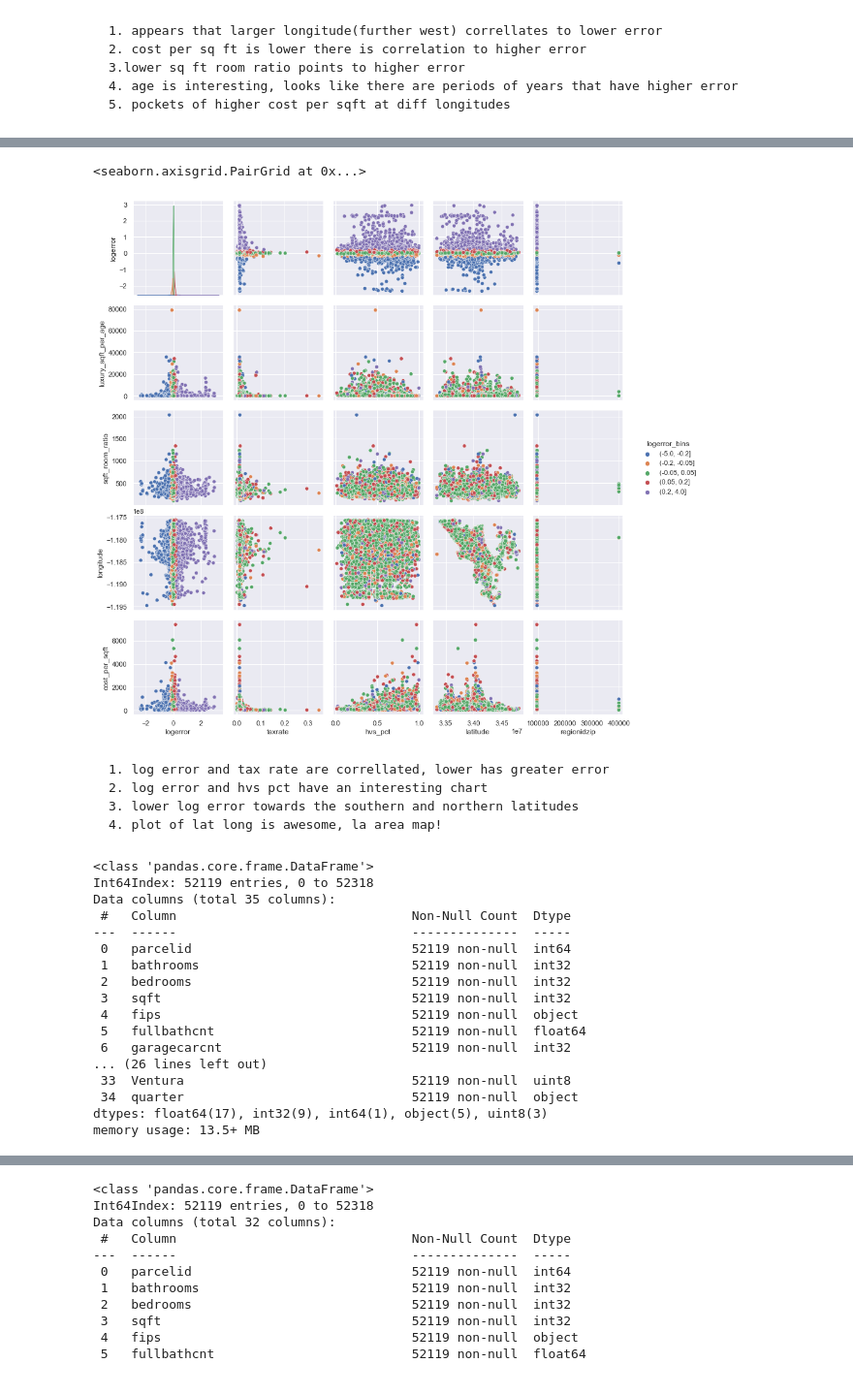
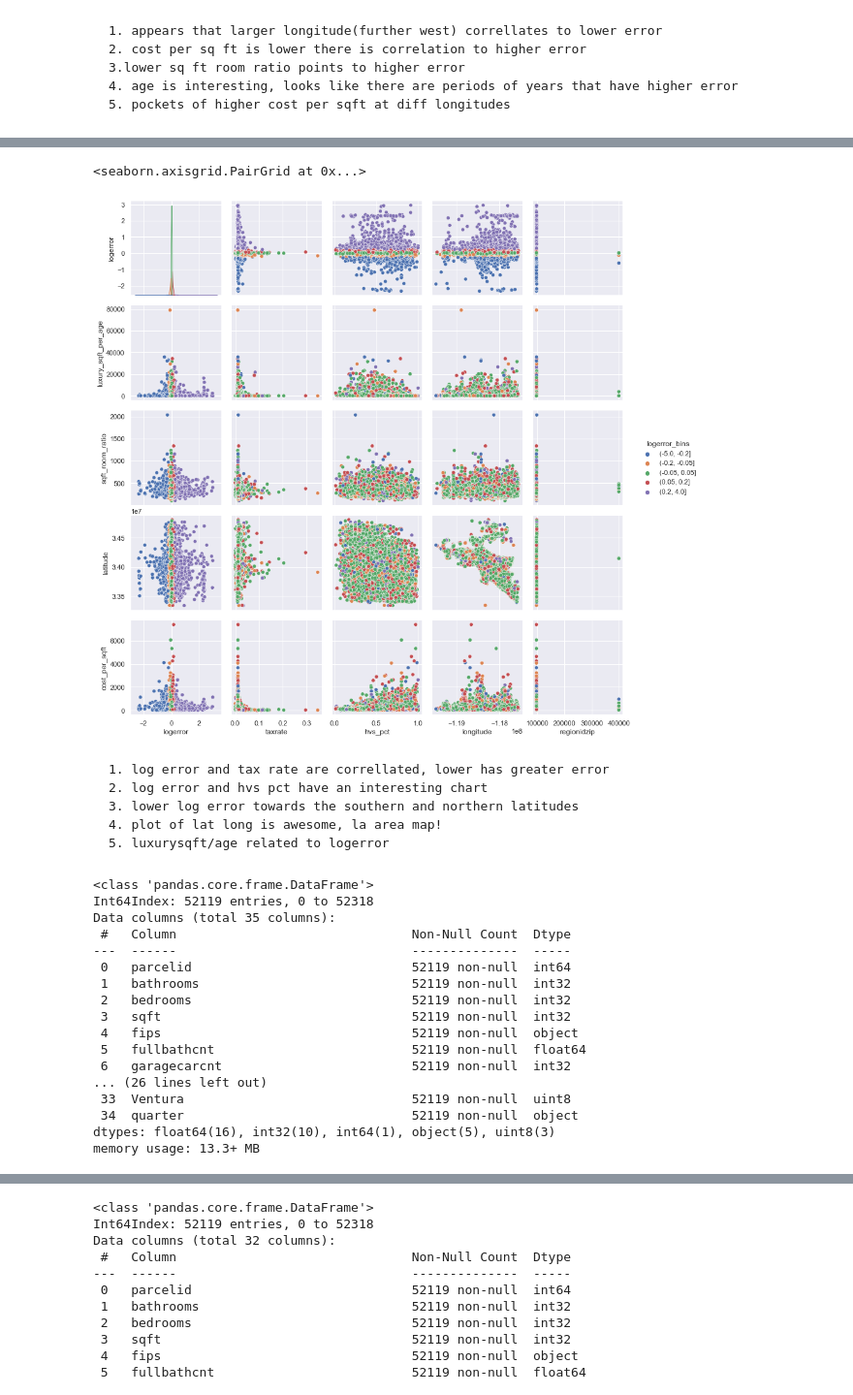
Before and after one commit to tim-keriazes/clustering_exercises, a Jupyter notebook: clustering_exercises_wrangle.ipynb, the cells around one changed output, grey strips where cells are left out. Shown at 97% size. Drawn from its saved outputs; the diff is of its cells as text; code cells hidden in the pictures.

```diff
--- a/clustering_exercises_wrangle.ipynb
+++ b/clustering_exercises_wrangle.ipynb
@@ -697,7 +725,11 @@ df['luxury_score'] = (df['poolcnt']+df['garagecarcnt']+df['bedrooms']+df['bathro
 
 #feature engineering luxury score/age*sqft
 df['luxury_sqft_per_age']= (df['luxury_score']*df['sqft']/df['age'])
-
+df['luxury_sqft_per_age']=df['luxury_sqft_per_age'].astype(int)
 #feature engineering
 df['quarter'] = pd.PeriodIndex(df.transactiondate, freq='Q')
 df['quarter']=df['quarter'].astype(str)
+
+#dummy encode quarter
+quarter_df = pd.get_dummies(df.quarter)
+df = pd.concat([df, quarter_df],axis=1)
@@ -824,6 +887,8 @@ def split(df, target_var):
     # create y_test by keeping only the target variable.
     y_test = test[[target_var]]
 
-    partitions = [train, X_train, X_validate, X_test, y_train, y_validate, y_test]
-    return partitions
+#     partitions = [train, X_train, X_validate, X_test, y_train, y_validate, y_test]
+    return train, X_train, X_validate, X_test, y_train, y_validate, y_test
+# %%
+train, X_train, X_validate, X_test, y_train, y_validate, y_test = split(df, target_var='logerror')
 # %%
@@ -831,7 +896,6 @@ partitions = split(df, target_var='logerror')
 # %%
-train = partitions[0]
+
 train['logerror_bins'] = pd.cut(train.logerror, [-5, -.2, -.05, .05, .2, 4])
-partitions[0] = train
 # %%
 train.logerror_bins.value_counts()
 # %% [output]
@@ -871,16 +947,17 @@ sns.relplot(x=train.age, y=df.logerror, data=train, palette='deep', legend='auto
 # %%
 sns.pairplot(data = train, hue = 'logerror_bins',
-             x_vars = ['logerror', 'taxrate', 'hvs_pct', 'latitude',
+             x_vars = ['logerror', 'taxrate', 'hvs_pct', 'longitude',
                        'regionidzip'],
-             y_vars = ['logerror', 'luxury_sqft_per_age', 'sqft_room_ratio', 'longitude', 'cost_per_sqft'])
+             y_vars = ['logerror', 'luxury_sqft_per_age', 'sqft_room_ratio', 'latitude', 'cost_per_sqft'])
 # %% [output]
 <seaborn.axisgrid.PairGrid at 0x...>
-[figure, old version]
+[figure, new version]
 # %% [markdown]
     1. log error and tax rate are correllated, lower has greater error
     2. log error and hvs pct have an interesting chart
     3. lower log error towards the southern and northern latitudes
     4. plot of lat long is awesome, la area map!
+    5. luxurysqft/age related to logerror
 # %%
 df.info()
 # %% [output]
@@ -899,5 +976,5 @@ Data columns (total 35 columns):
 ... (26 lines left out)
  33  Ventura                              52119 non-null  uint8
  34  quarter                              52119 non-null  object
-dtypes: float64(17), int32(9), int64(1), object(5), uint8(3)
-memory usage: 13.5+ MB
+dtypes: float64(16), int32(10), int64(1), object(5), uint8(3)
+memory usage: 13.3+ MB
```
Also changed, not shown: parts of 126 cells of this notebook.
